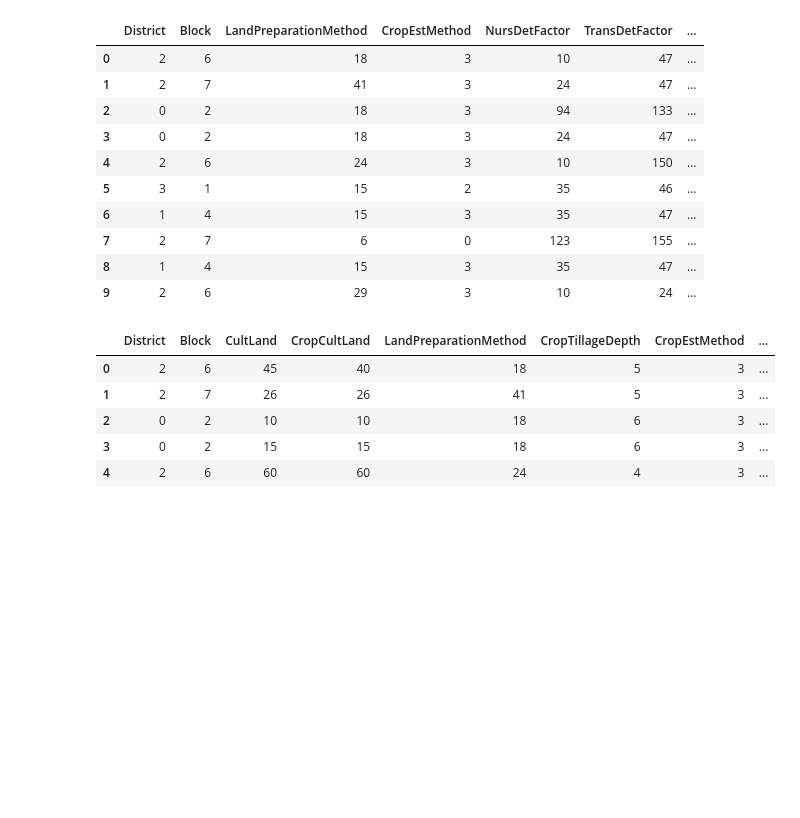
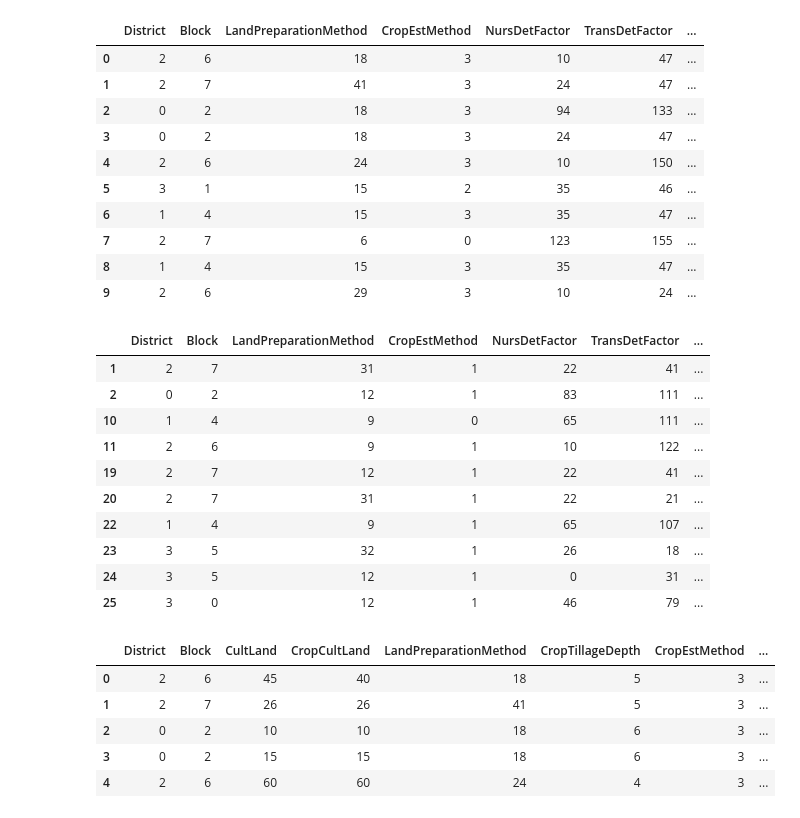
Before and after one commit to Joakimanochie/Univelcity_Capstone, a Jupyter notebook: Digital_Green_Crop_model/Green_Crop_model.ipynb, the cells around one changed output. Saved outputs shown, nothing was run; the diff lists cells and outputs as text; code cells hidden in the pictures; blank space fills up the shorter version.

```diff
--- a/Digital_Green_Crop_model/Green_Crop_model.ipynb
+++ b/Digital_Green_Crop_model/Green_Crop_model.ipynb
@@ -409,3 +409,9 @@ Try using .loc[row_indexer,col_indexer] = value instead
 
 See the caveats in the documentation: https://pandas.pydata.org/pandas-docs/stable/user_guide/indexing.html#returning-a-view-versus-a-copy
   crop_cl_no_outliers['SeedingSowingTransplanting_Month'] = crop_cl_no_outliers['SeedingSowingTransplanting'].dt.month
+# %%
+crop_c_no_outliers['CropTillageMonth'] = crop_c_no_outliers['CropTillageDate'].dt.month
+crop_c_no_outliers['RcNursEstMonth'] = crop_c_no_outliers['RcNursEstDate'].dt.month
+crop_c_no_outliers['Harv_Month'] = crop_c_no_outliers[ 'Harv_date'].dt.month
+crop_c_no_outliers['Threshing_Month'] = crop_c_no_outliers['Threshing_date'].dt.month
+crop_c_no_outliers['SeedingSowingTransplanting_Month'] = crop_c_no_outliers['SeedingSowingTransplanting'].dt.month
@@ -419,3 +443,6 @@ crop_cl_no_outliers.head()
 | 2 | Gaya | Gurua | 10 | 10 | TractorPlough FourWheelTracRotavator | 6 | Manual_PuddledRandom | ... |
 | 3 | Gaya | Gurua | 15 | 15 | TractorPlough FourWheelTracRotavator | 6 | Manual_PuddledRandom | ... |
 | 4 | Nalanda | Noorsarai | 60 | 60 | TractorPlough WetTillagePuddling | 4 | Manual_PuddledRandom | ... |
+# %%
+crop_c_no_outliers = crop_c_no_outliers.drop(['CropTillageDate', 'RcNursEstDate', 'Harv_date', 'Threshing_date', 'ID', 'SeedingSowingTransplanting'], axis=1)
+crop_c_no_outliers.head()
@@ -479,3 +513,7 @@ df.head()
 | 4 | Nalanda | Noorsarai | 60 | 60 | TractorPlough WetTillagePuddling | 4 | Manual_PuddledRandom | ... |
 # %%
 df.drop(['CropTillageMonth', 'RcNursEstMonth', 'Harv_Month', 'Threshing_Month', 'SeedingSowingTransplanting_Month'], axis=1, inplace=True)
+# %%
+# call the cyclical encoding function on the second data
+df2 = cyclical_encode(crop_c_no_outliers, ['CropTillageMonth', 'RcNursEstMonth', 'Harv_Month', 'Threshing_Month', 'SeedingSowingTransplanting_Month'])
+df2.head()
@@ -482,3 +527,5 @@ df.drop(['CropTillageMonth', 'RcNursEstMonth', 'Harv_Month', 'Threshing_Month',
+# %%
+df2.drop(['CropTillageMonth', 'RcNursEstMonth', 'Harv_Month', 'Threshing_Month', 'SeedingSowingTransplanting_Month'], axis=1, inplace=True)
 # %%
 le = LabelEncoder()
 # apply le on categorical feature columns
@@ -496,6 +543,23 @@ df[categorical_cols].head(10)
 | 7 | 2 | 7 | 6 | 0 | 123 | 155 | ... |
 | 8 | 1 | 4 | 15 | 3 | 35 | 47 | ... |
 | 9 | 2 | 6 | 29 | 3 | 10 | 24 | ... |
+# %%
+le = LabelEncoder()
+# apply le on categorical feature columns
+df2[categorical_cols] = df2[categorical_cols].apply(lambda col: le.fit_transform(col))
+df2[categorical_cols].head(10)
+# %% [output]
+|  | District | Block | LandPreparationMethod | CropEstMethod | NursDetFactor | TransDetFactor | ... |
+| 1 | 2 | 7 | 31 | 1 | 22 | 41 | ... |
+| 2 | 0 | 2 | 12 | 1 | 83 | 111 | ... |
+| 10 | 1 | 4 | 9 | 0 | 65 | 111 | ... |
+| 11 | 2 | 6 | 9 | 1 | 10 | 122 | ... |
+| 19 | 2 | 7 | 12 | 1 | 22 | 41 | ... |
+| 20 | 2 | 7 | 31 | 1 | 22 | 21 | ... |
+| 22 | 1 | 4 | 9 | 1 | 65 | 107 | ... |
+| 23 | 3 | 5 | 32 | 1 | 26 | 18 | ... |
+| 24 | 3 | 5 | 12 | 1 | 0 | 31 | ... |
+| 25 | 3 | 0 | 12 | 1 | 46 | 79 | ... |
 # %%
 df.head()
 # %% [output]
```
Also changed, not shown: parts of 52 cells of this notebook, 5 other files.
